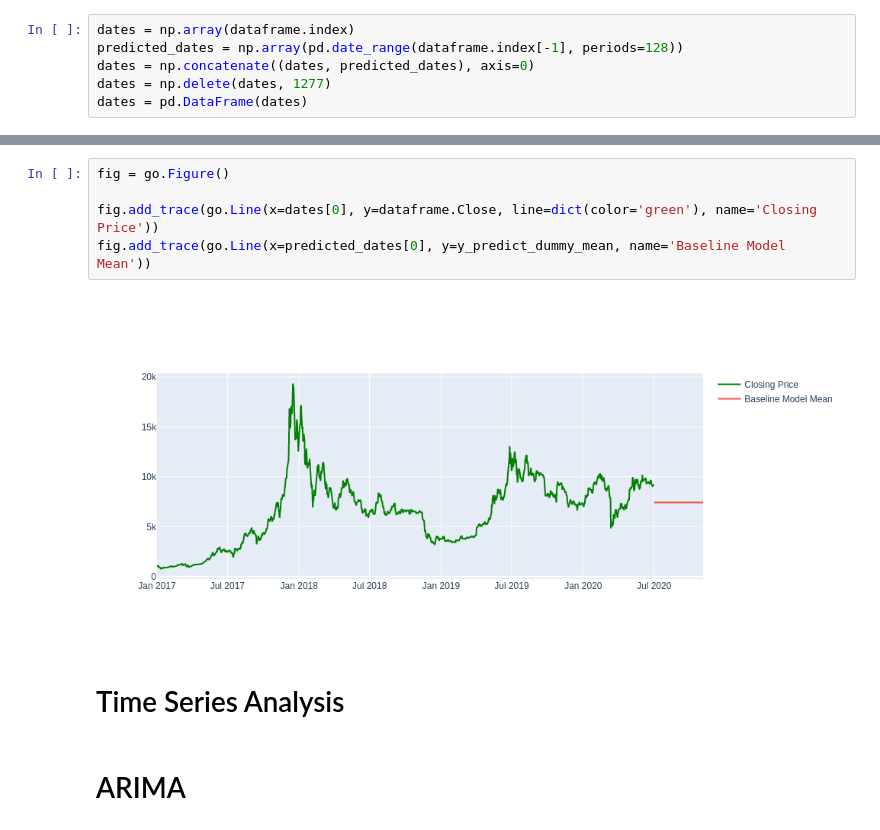
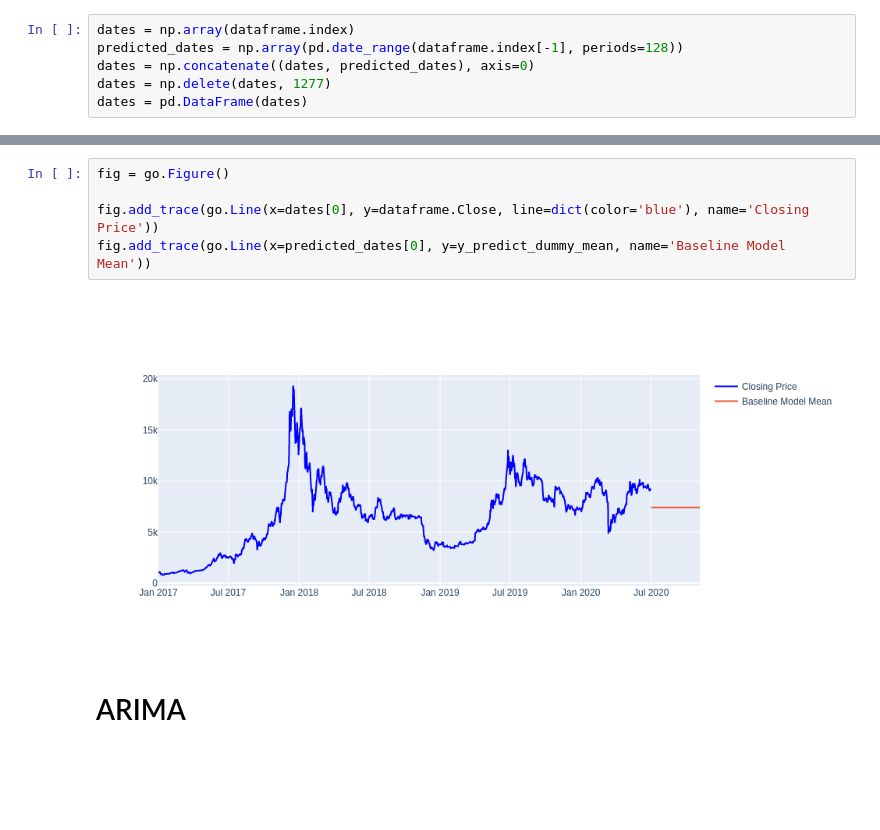
Before and after one commit to Rhuck1/Bitcoin-Price-Analysis, a Jupyter notebook: capstone_2_rough_draft.ipynb, the cells around one changed output, grey strips where cells are left out. Cells and saved outputs as stored; diff of their text form; blank space fills up the shorter version.

```diff
--- a/capstone_2_rough_draft.ipynb
+++ b/capstone_2_rough_draft.ipynb
@@ -384,12 +381,10 @@ predicted_dates
 # %%
 fig = go.Figure()
 
-fig.add_trace(go.Line(x=dates[0], y=dataframe.Close, line=dict(color='green'), name='Closing Price'))
+fig.add_trace(go.Line(x=dates[0], y=dataframe.Close, line=dict(color='blue'), name='Closing Price'))
 fig.add_trace(go.Line(x=predicted_dates[0], y=y_predict_dummy_mean, name='Baseline Model Mean'))
 # %% [output]
-[figure, old version]
+[figure, new version]
-# %% [markdown]
-# Time Series Analysis
 # %% [markdown]
 # ARIMA
 # %% [markdown]
```
Also changed, not shown: parts of 26 cells of this notebook.
